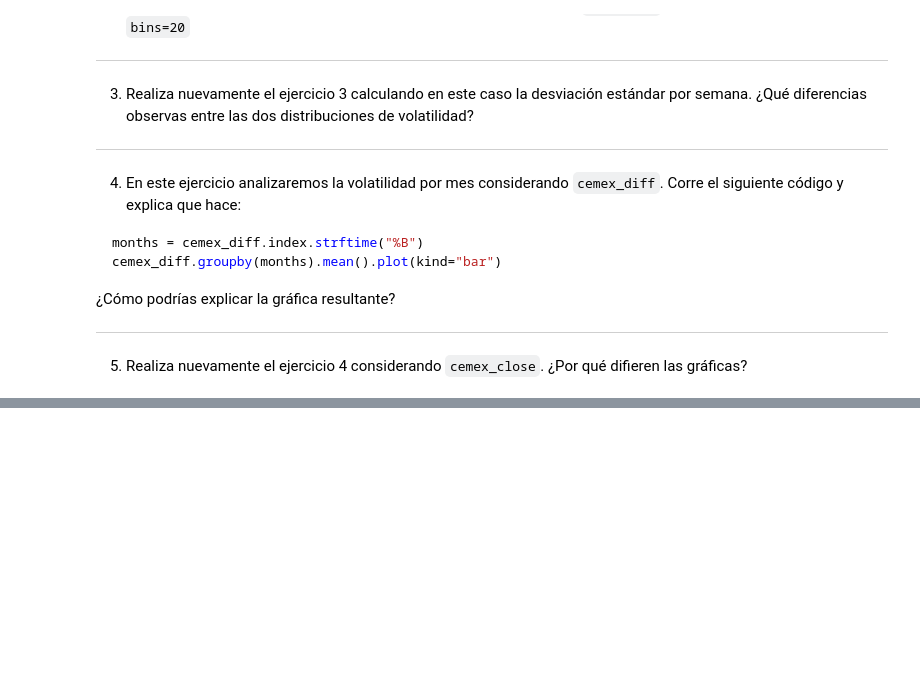
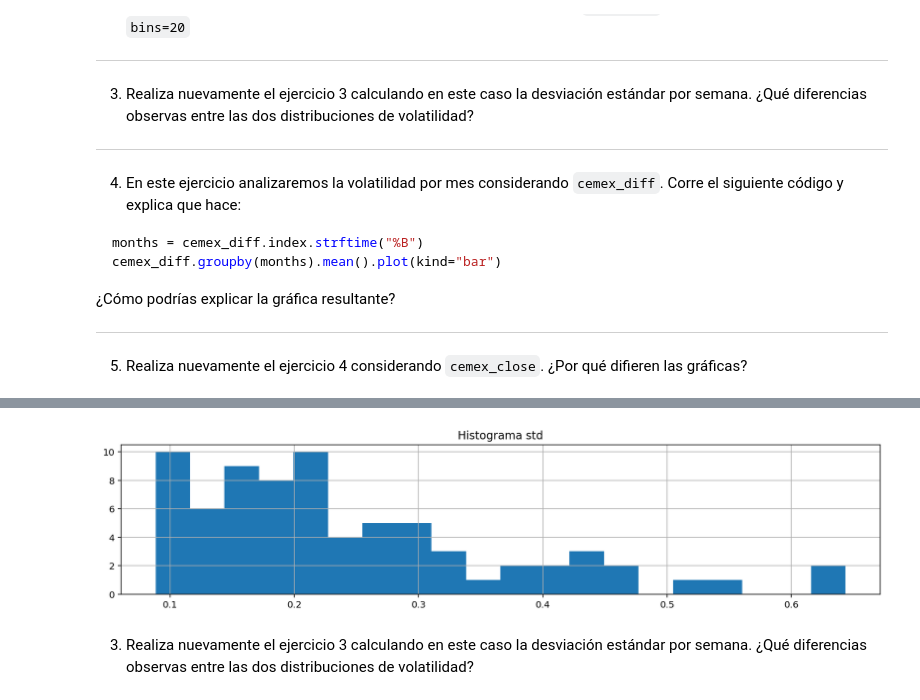
Before and after one commit to elopezgon/data-science, a Jupyter notebook: notes/lec03-time-series-pandas.ipynb, the cells around one changed output, grey strips where cells are left out. Saved outputs shown, nothing was run; the diff lists cells and outputs as text; code cells hidden in the pictures; blank space fills up the shorter version.

```diff
--- a/notes/lec03-time-series-pandas.ipynb
+++ b/notes/lec03-time-series-pandas.ipynb
@@ -413,0 +452,12 @@ cemex_diff.groupby(months).mean().plot(kind="bar")
+# %%
+#Se obtiene el horizonte de tiempo deseado
+cemex_std = cemex_diff.loc[:'2018-06'].resample('Q').std()
+# %%
+#Se obtiene el histograma deseado
+cemex_std.hist(bins = 20)
+plt.title("Histograma std")
+plt.tight_layout();
+# %% [output]
+[figure, added]
+# %% [markdown]
+3. Realiza nuevamente el ejercicio 3 calculando en este caso la desviación estándar por semana. ¿Qué diferencias observas entre las dos distribuciones de volatilidad?
```
Also changed, not shown: parts of 16 cells of this notebook.
